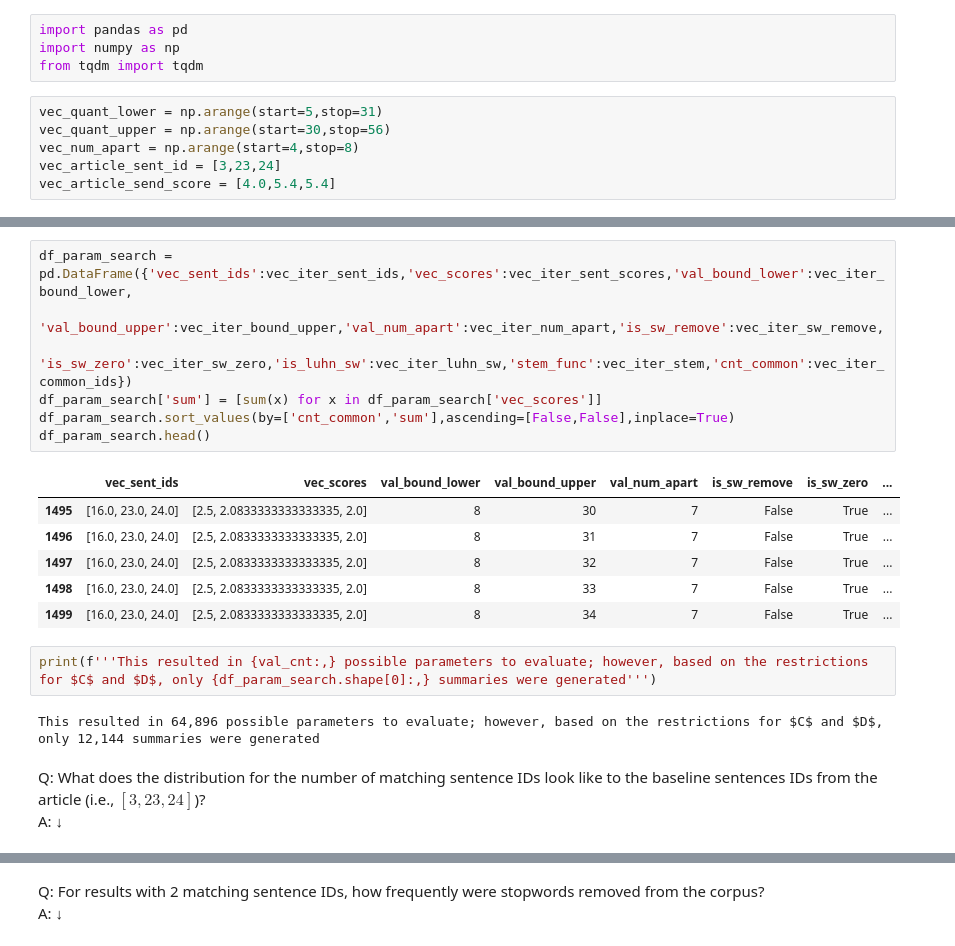
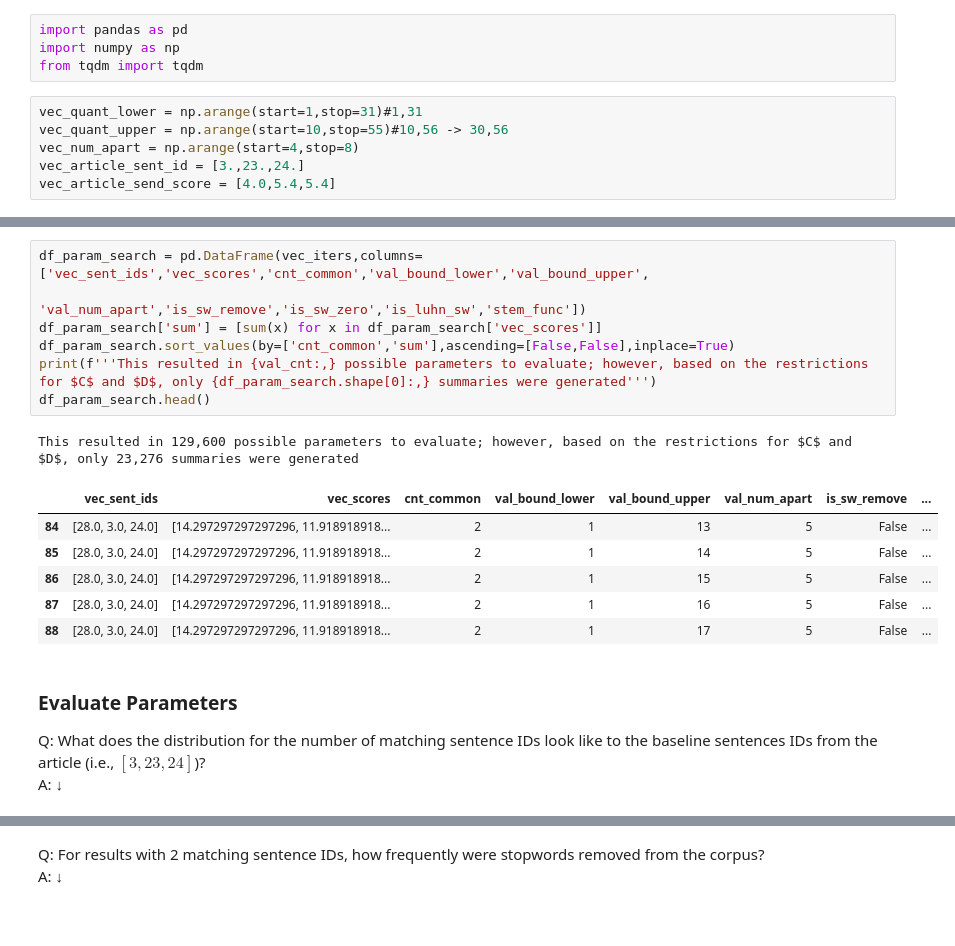
Before and after one commit to JIVJGFJZKF/luhn, a Jupyter notebook: luhn.ipynb, the cells around one changed output, grey strips where cells are left out. Drawn from its saved outputs; the diff is of its cells as text; blank space fills up the shorter version.

```diff
--- a/luhn.ipynb
+++ b/luhn.ipynb
@@ -64,10 +70,10 @@ import pandas as pd
 import numpy as np
 from tqdm import tqdm
 # %%
-vec_quant_lower = np.arange(start=5,stop=31)
-vec_quant_upper = np.arange(start=30,stop=56)
+vec_quant_lower = np.arange(start=1,stop=31)#1,31
+vec_quant_upper = np.arange(start=10,stop=55)#10,56 -> 30,56
 vec_num_apart = np.arange(start=4,stop=8)
-vec_article_sent_id = [3,23,24]
+vec_article_sent_id = [3.,23.,24.]
 vec_article_send_score = [4.0,5.4,5.4]
 # %%
 %%time
@@ -126,24 +122,23 @@ Wall time: 41min 9s
-# %%
-df_param_search = pd.DataFrame({'vec_sent_ids':vec_iter_sent_ids,'vec_scores':vec_iter_sent_scores,'val_bound_lower':vec_iter_bound_lower,
-                          'val_bound_upper':vec_iter_bound_upper,'val_num_apart':vec_iter_num_apart,'is_sw_remove':vec_iter_sw_remove,
-                          'is_sw_zero':vec_iter_sw_zero,'is_luhn_sw':vec_iter_luhn_sw,'stem_func':vec_iter_stem,'cnt_common':vec_iter_common_ids})
-df_param_search['sum'] = [sum(x) for x in df_param_search['vec_scores']]
-df_param_search.sort_values(by=['cnt_common','sum'],ascending=[False,False],inplace=True)
-df_param_search.head()
-# %% [output]
-|  | vec_sent_ids | vec_scores | val_bound_lower | val_bound_upper | val_num_apart | is_sw_remove | is_sw_zero | ... |
-| 1495 | [16.0, 23.0, 24.0] | [2.5, 2.0833333333333335, 2.0] | 8 | 30 | 7 | False | True | ... |
-| 1496 | [16.0, 23.0, 24.0] | [2.5, 2.0833333333333335, 2.0] | 8 | 31 | 7 | False | True | ... |
-| 1497 | [16.0, 23.0, 24.0] | [2.5, 2.0833333333333335, 2.0] | 8 | 32 | 7 | False | True | ... |
-| 1498 | [16.0, 23.0, 24.0] | [2.5, 2.0833333333333335, 2.0] | 8 | 33 | 7 | False | True | ... |
-| 1499 | [16.0, 23.0, 24.0] | [2.5, 2.0833333333333335, 2.0] | 8 | 34 | 7 | False | True | ... |
-# %%
-print(f'''This resulted in {val_cnt:,} possible parameters to evaluate; however, based on the restrictions for $C$ and $D$, only {df_param_search.shape[0]:,} summaries were generated''')
-# %% [output]
-This resulted in 64,896 possible parameters to evaluate; however, based on the restrictions for $C$ and $D$, only 12,144 summaries were generated
-# %% [markdown]
-Q: What does the distribution for the number of matching sentence IDs look like to the baseline sentences IDs from the article (i.e., $[3,23,24]$)?
-A: &darr;
+# %%
+df_param_search = pd.DataFrame(vec_iters,columns=['vec_sent_ids','vec_scores','cnt_common','val_bound_lower','val_bound_upper',
+                                                  'val_num_apart','is_sw_remove','is_sw_zero','is_luhn_sw','stem_func'])
+df_param_search['sum'] = [sum(x) for x in df_param_search['vec_scores']]
+df_param_search.sort_values(by=['cnt_common','sum'],ascending=[False,False],inplace=True)
+print(f'''This resulted in {val_cnt:,} possible parameters to evaluate; however, based on the restrictions for $C$ and $D$, only {df_param_search.shape[0]:,} summaries were generated''')
+df_param_search.head()
+# %% [output]
+This resulted in 129,600 possible parameters to evaluate; however, based on the restrictions for $C$ and $D$, only 23,276 summaries were generated
+|  | vec_sent_ids | vec_scores | cnt_common | val_bound_lower | val_bound_upper | val_num_apart | is_sw_remove | ... |
+| 84 | [28.0, 3.0, 24.0] | [14.297297297297296, 11.918918918... | 2 | 1 | 13 | 5 | False | ... |
+| 85 | [28.0, 3.0, 24.0] | [14.297297297297296, 11.918918918... | 2 | 1 | 14 | 5 | False | ... |
+| 86 | [28.0, 3.0, 24.0] | [14.297297297297296, 11.918918918... | 2 | 1 | 15 | 5 | False | ... |
+| 87 | [28.0, 3.0, 24.0] | [14.297297297297296, 11.918918918... | 2 | 1 | 16 | 5 | False | ... |
+| 88 | [28.0, 3.0, 24.0] | [14.297297297297296, 11.918918918... | 2 | 1 | 17 | 5 | False | ... |
+# %% [markdown]
+### Evaluate Parameters
+
+Q: What does the distribution for the number of matching sentence IDs look like to the baseline sentences IDs from the article (i.e., $[3,23,24]$)?
+A: &darr;
 # %%
 df_param_search['cnt_common'].value_counts()
 # %% [output]
```
Also changed, not shown: parts of 52 cells of this notebook, 2 other files.
